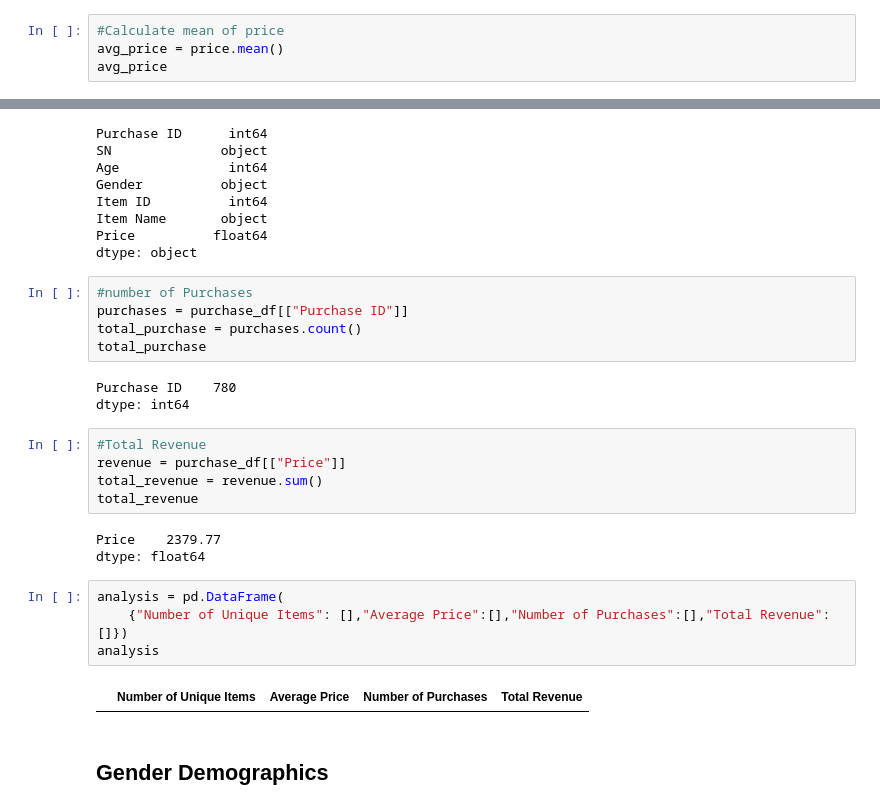
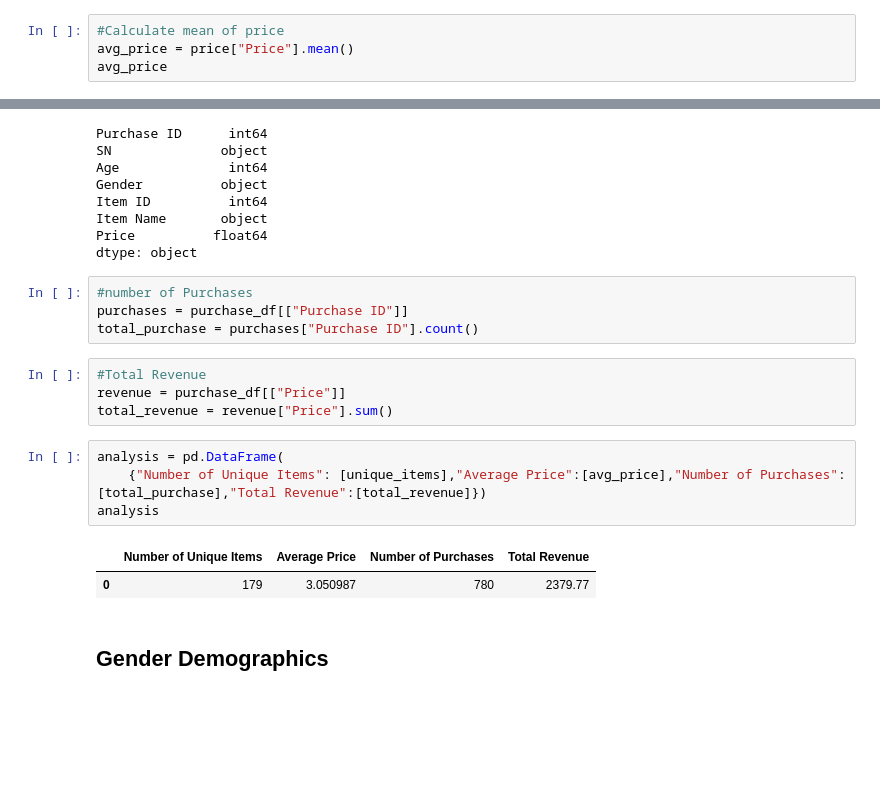
Before and after one commit to d-jenkins/pandas-challenge, a Jupyter notebook: HeroesOfPymoli/HeroesOfPymoli_final.ipynb, the cells around one changed output, grey strips where cells are left out. Drawn from its saved outputs; the diff is of its cells as text; blank space fills up the shorter version.

```diff
--- a/HeroesOfPymoli/HeroesOfPymoli_final.ipynb
+++ b/HeroesOfPymoli/HeroesOfPymoli_final.ipynb
@@ -75,6 +75,6 @@ price.head()
 | 4 | 1.44 |
 # %%
 #Calculate mean of price
-avg_price = price.mean()
+avg_price = price["Price"].mean()
 avg_price
 # %% [output]
@@ -94,25 +93,18 @@ dtype: object
 # %%
 #number of Purchases
 purchases = purchase_df[["Purchase ID"]]
-total_purchase = purchases.count()
-total_purchase
+total_purchase = purchases["Purchase ID"].count()
-# %% [output]
-Purchase ID    780
-dtype: int64
 # %%
 #Total Revenue
 revenue = purchase_df[["Price"]]
-total_revenue = revenue.sum()
-total_revenue
+total_revenue = revenue["Price"].sum()
-# %% [output]
-Price    2379.77
-dtype: float64
 # %%
 analysis = pd.DataFrame(
-    {"Number of Unique Items": [],"Average Price":[],"Number of Purchases":[],"Total Revenue":[]})
+    {"Number of Unique Items": [unique_items],"Average Price":[avg_price],"Number of Purchases":[total_purchase],"Total Revenue":[total_revenue]})
 analysis
 # %% [output]
 |  | Number of Unique Items | Average Price | Number of Purchases | Total Revenue |
+| 0 | 179 | 3.050987 | 780 | 2379.77 |
 # %% [markdown]
 ## Gender Demographics
 # %% [markdown]
```
Also changed, not shown: parts of 1 cell of this notebook.
